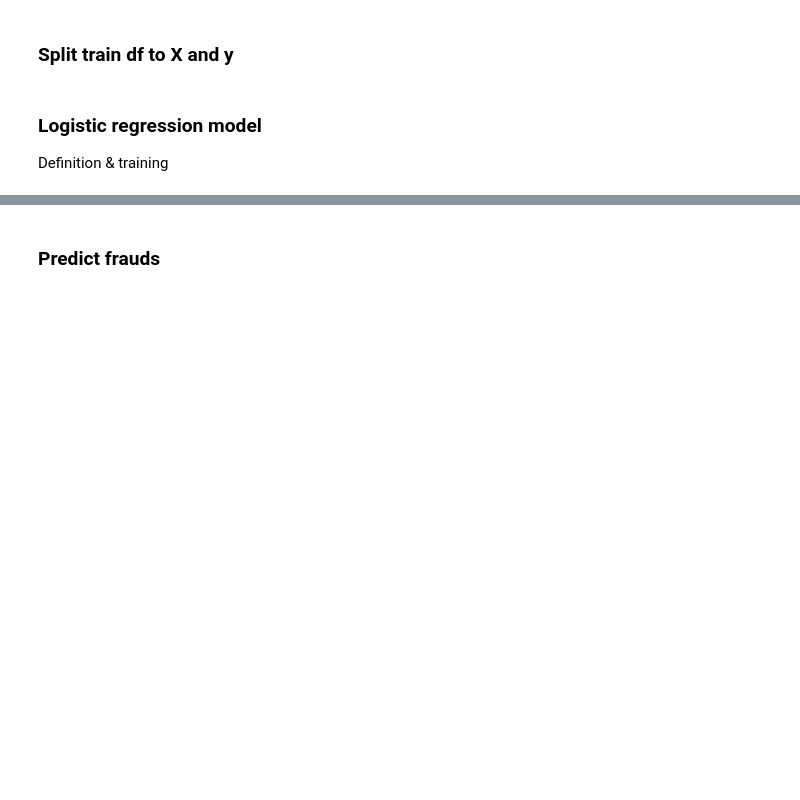
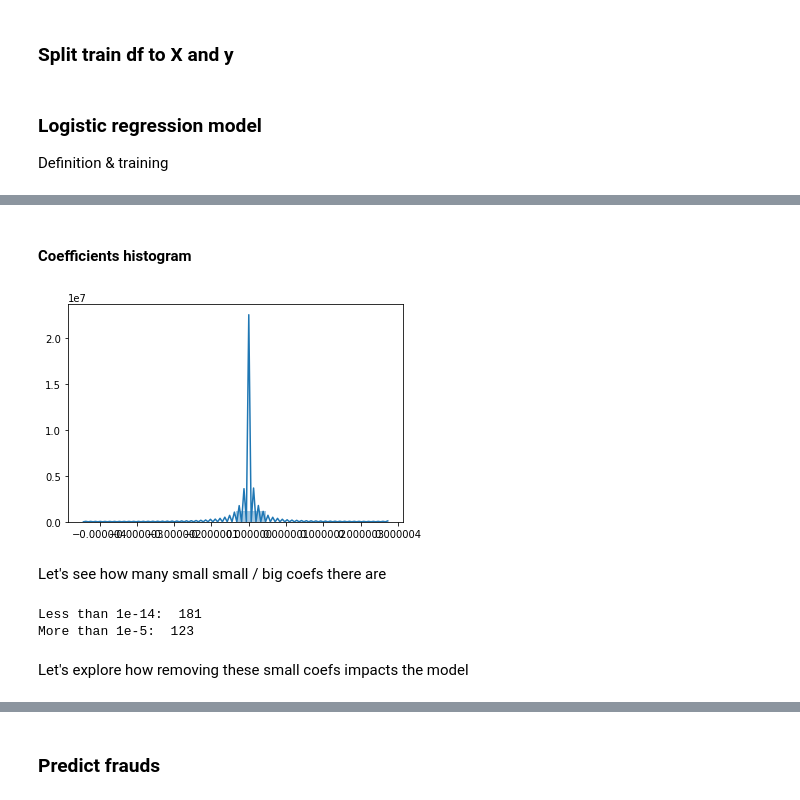
Before and after one commit to simon2k/IEEE-CIS-Fraud-Detection, a Jupyter notebook: IEEE Cis Fraud Detection.ipynb, the cells around one changed output, grey strips where cells are left out. Saved outputs shown, nothing was run; the diff lists cells and outputs as text; code cells hidden in the pictures; blank space fills up the shorter version.

```diff
--- a/IEEE Cis Fraud Detection.ipynb
+++ b/IEEE Cis Fraud Detection.ipynb
@@ -126,3 +138,9 @@ This is  86.77536231884058 % of the initial size
+# %%
+with open(f'{ASSETS_PATH}/train_df.pickle', 'rb') as f:
+    train_df = pickle.load(f)
+
+with open(f'{ASSETS_PATH}/test_df.pickle', 'rb') as f:
+    test_df = pickle.load(f)
 # %% [markdown]
 ### Prepare categorical & numerical columns
 
@@ -145,7 +188,11 @@ numerical_columns = train_df.drop(columns=[*categorical_columns, 'TransactionID'
 # %% [markdown]
 ### Normalize numerical columns
-# %%
-train_df[numerical_columns] = train_df[numerical_columns].apply(lambda df: (df - df.min()) / (df.max() - df.min()))
+# %%
+for column in numerical_columns:
+    column_df = pd.concat([train_df[column], test_df[column]])
+    column_df = (column_df - column_df.min()) / (column_df.max() - column_df.min())
+    train_df[column] = column_df[:len(train_df)]
+    test_df[column] = column_df[len(train_df):]
 # %% [markdown]
 ### Encode categorical data
 
@@ -175,6 +271,6 @@ train_X, test_X, train_y, test_y = train_test_split(train_df_X, train_df_y, test
 
 Definition & training
 # %%
-lr_model = LogisticRegression(solver='saga', max_iter=150, n_jobs=8, verbose=1)
+lr_model = LogisticRegression(solver='saga', max_iter=20, n_jobs=-1, verbose=1)
 lr_model.fit(train_X, train_y)
 # %% [output]
@@ -187,0 +310,8 @@ LogisticRegression(C=1.0, class_weight=None, dual=False, fit_intercept=True,
+# %% [markdown]
+#### Coefficients histogram
+# %%
+sns.distplot(lr_model.coef_, bins=10);
+# %% [output]
+[figure, added]
+# %% [markdown]
+Let's see how many small small / big coefs there are
@@ -187,0 +320,8 @@ LogisticRegression(C=1.0, class_weight=None, dual=False, fit_intercept=True,
+# %%
+print('Less than 1e-14: ', len(lr_coefs[0, lr_coefs[0, :] < 1e-14]))
+print('More than 1e-5: ', len(lr_coefs[0, lr_coefs[0, :] > 1e-9]))
+# %% [output]
+Less than 1e-14:  181
+More than 1e-5:  123
+# %% [markdown]
+Let's explore how removing these small coefs impacts the model
```
Also changed, not shown: parts of 33 cells of this notebook.
